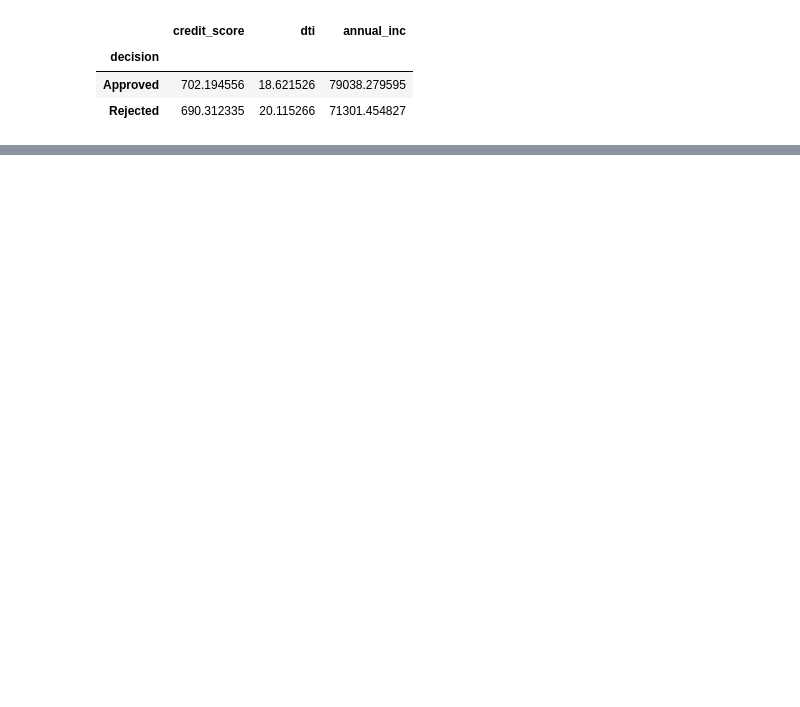
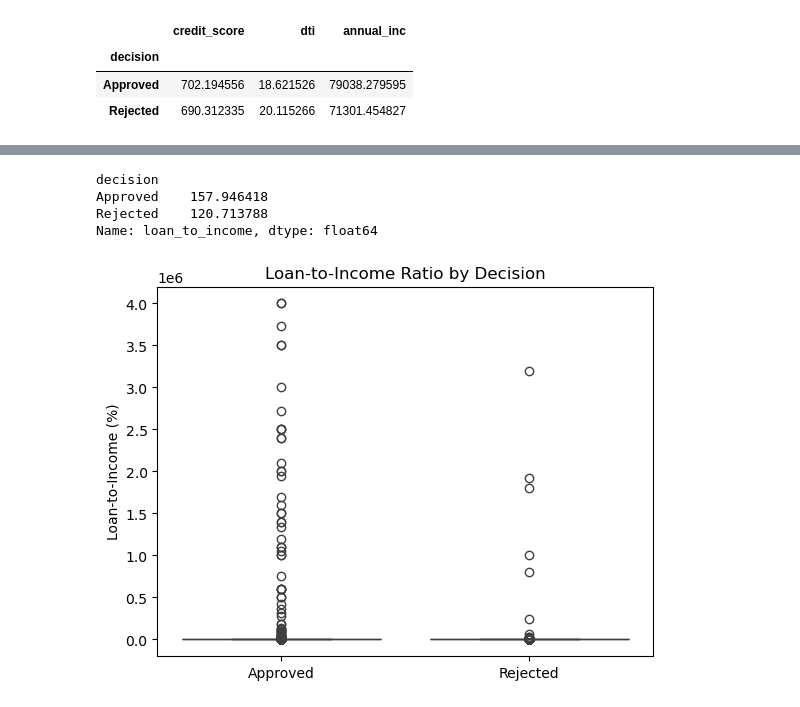
Before and after one commit to Tanya1611/digital-lending-analytics, a Jupyter notebook: notebooks/lending_data_cleaning.ipynb, the cells around one changed output, grey strips where cells are left out. Saved outputs shown, nothing was run; the diff lists cells and outputs as text; code cells hidden in the pictures; blank space fills up the shorter version.

```diff
--- a/notebooks/lending_data_cleaning.ipynb
+++ b/notebooks/lending_data_cleaning.ipynb
@@ -507,0 +579,2 @@ Approval decisions are influenced by a combination of credit score, income, and
+# %%
+df["loan_to_income"] = df["loan_amnt"]/df["annual_inc"]
@@ -507,0 +637,3 @@ Approval decisions are influenced by a combination of credit score, income, and
+# %%
+# Removing extreme outliers
+df=df[df["annual_inc"]<50000]
@@ -507,0 +654,3 @@ Approval decisions are influenced by a combination of credit score, income, and
+# %%
+# Since annual_inc is a denominator value in the calculation of ratio, it should not be 0 we will get inf as a result.
+df["annual_inc"] = df["annual_inc"].apply(lambda x: df["annual_inc"].mean() if x==0 else x)
@@ -507,0 +669,2 @@ Approval decisions are influenced by a combination of credit score, income, and
+# %%
+df["loan_to_income"] = df["loan_amnt"] / df["annual_inc"] *100
@@ -507,0 +683,17 @@ Approval decisions are influenced by a combination of credit score, income, and
+# %%
+df.groupby("decision")["loan_to_income"].mean()
+# %% [output]
+decision
+Approved    157.946418
+Rejected    120.713788
+Name: loan_to_income, dtype: float64
+# %%
+# Creating Box Plot
+plt.figure()
+sns.boxplot(x="decision", y="loan_to_income", data=df)
+plt.title("Loan-to-Income Ratio by Decision")
+plt.xlabel("")
+plt.ylabel("Loan-to-Income (%)")
+plt.show()
+# %% [output]
+[figure, added]
```
Also changed, not shown: parts of 73 cells of this notebook.
